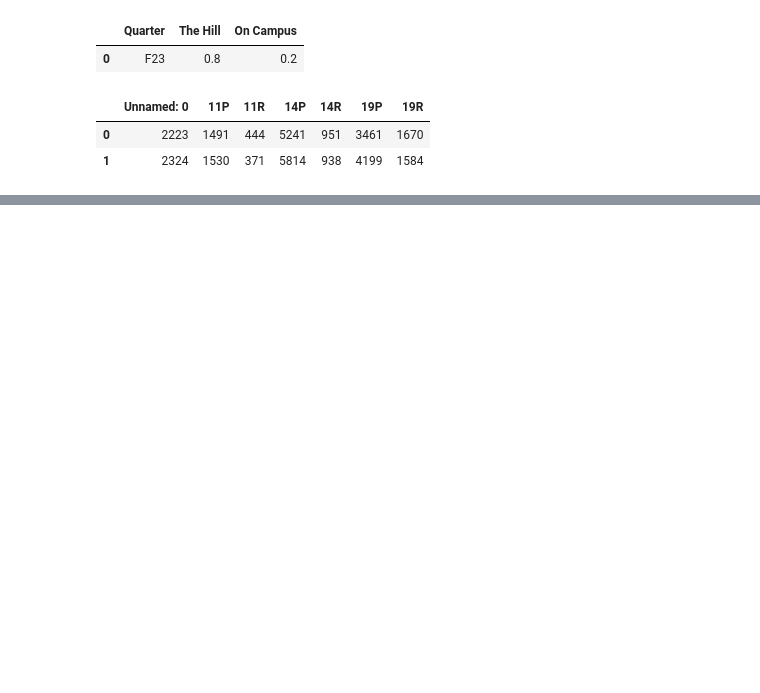
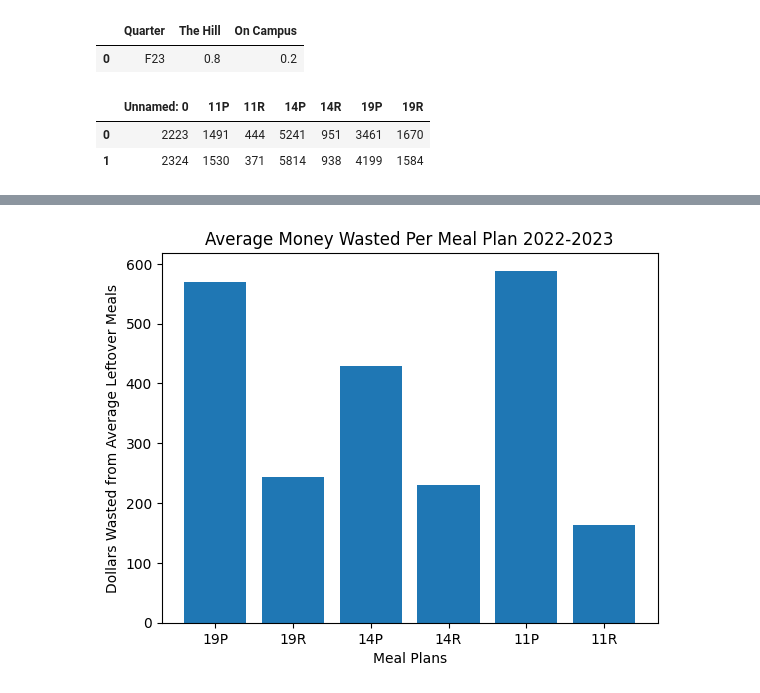
Before and after one commit to dailybruin/the-stack, a Jupyter notebook: python/posts/meal-plans/meal-plans.ipynb, the cells around one changed output, grey strips where cells are left out. Saved outputs shown, nothing was run; the diff lists cells and outputs as text; code cells hidden in the pictures; blank space fills up the shorter version.

Commit message:
Add money wasted bar chart

```diff
--- a/python/posts/meal-plans/meal-plans.ipynb
+++ b/python/posts/meal-plans/meal-plans.ipynb
@@ -285,0 +49,4 @@ print("] \n }")
+# %%
+cpm = pd.read_csv('Meal Plan Data - Cost Per Meal (22-23).csv')
+# %%
+cpm['money_wasted'] = cpm['avg_meals_leftover'] * cpm ['cpm']
@@ -285,0 +73,8 @@ print("] \n }")
+# %%
+plt.bar(cpm["plan"], cpm["money_wasted"])
+plt.xlabel("Meal Plans")
+plt.ylabel("Dollars Wasted from Average Leftover Meals")
+plt.title("Average Money Wasted Per Meal Plan 2022-2023")
+plt.show()
+# %% [output]
+[figure, added]
```
Also changed, not shown: parts of 16 cells of this notebook, 2 other files.
